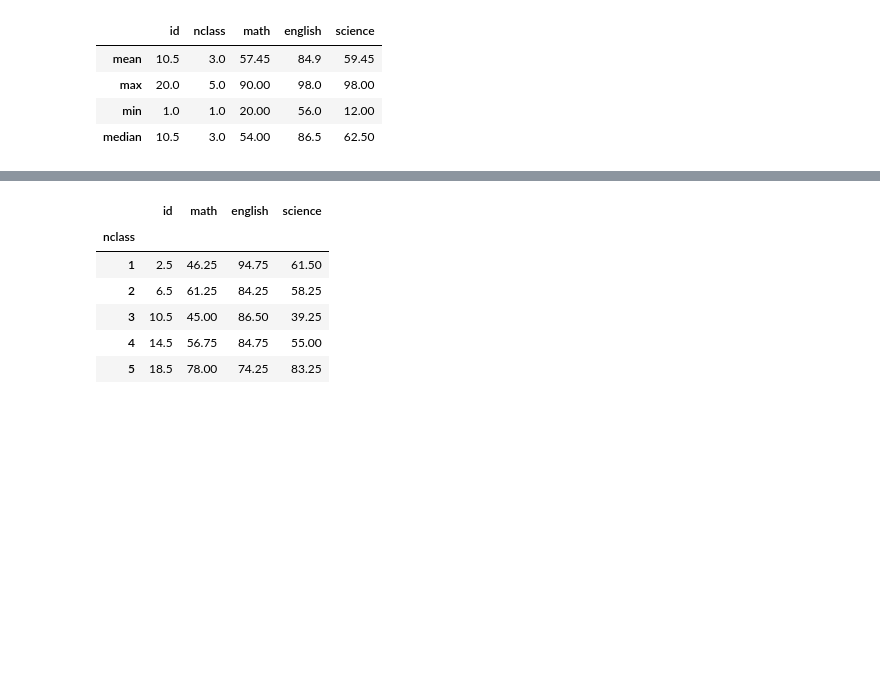
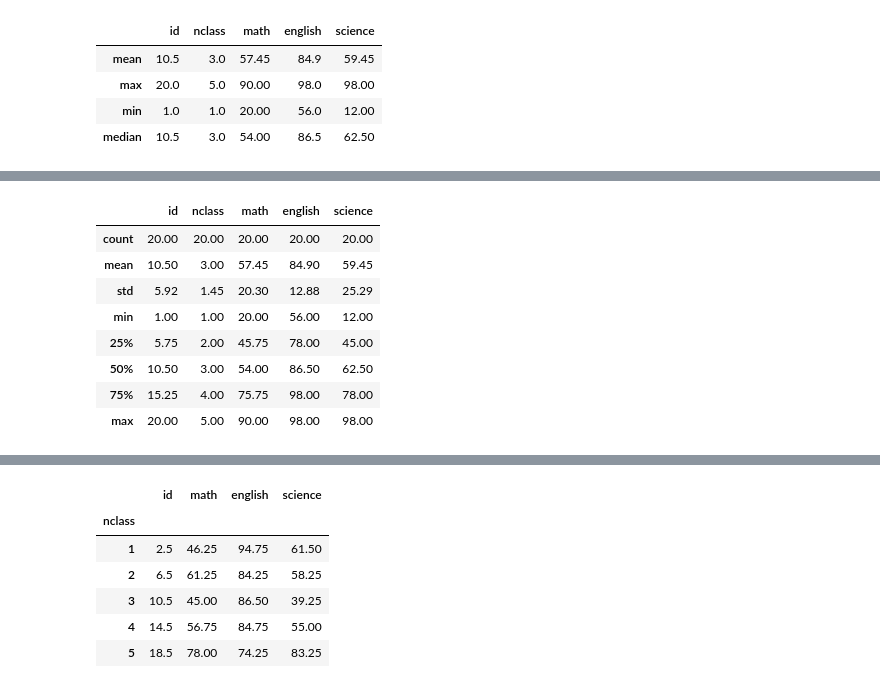
Before and after one commit to yeojeong735/2025-1-BD, a Jupyter notebook: inclass/06w_0414_easy_ch06.ipynb, the cells around one changed output, grey strips where cells are left out. Drawn from its saved outputs; the diff is of its cells as text; code cells hidden in the pictures; blank space fills up the shorter version.

```diff
--- a/inclass/06w_0414_easy_ch06.ipynb
+++ b/inclass/06w_0414_easy_ch06.ipynb
@@ -289,0 +354,12 @@ exam.agg(["mean", 'max', 'min', 'median'])
+# %%
+exam.describe()
+# %% [output]
+|  | id | nclass | math | english | science |
+| count | 20.00 | 20.00 | 20.00 | 20.00 | 20.00 |
+| mean | 10.50 | 3.00 | 57.45 | 84.90 | 59.45 |
+| std | 5.92 | 1.45 | 20.30 | 12.88 | 25.29 |
+| min | 1.00 | 1.00 | 20.00 | 56.00 | 12.00 |
+| 25% | 5.75 | 2.00 | 45.75 | 78.00 | 45.00 |
+| 50% | 10.50 | 3.00 | 54.00 | 86.50 | 62.50 |
+| 75% | 15.25 | 4.00 | 75.75 | 98.00 | 78.00 |
+| max | 20.00 | 5.00 | 90.00 | 98.00 | 98.00 |
```
Also changed, not shown: parts of 53 cells of this notebook.
